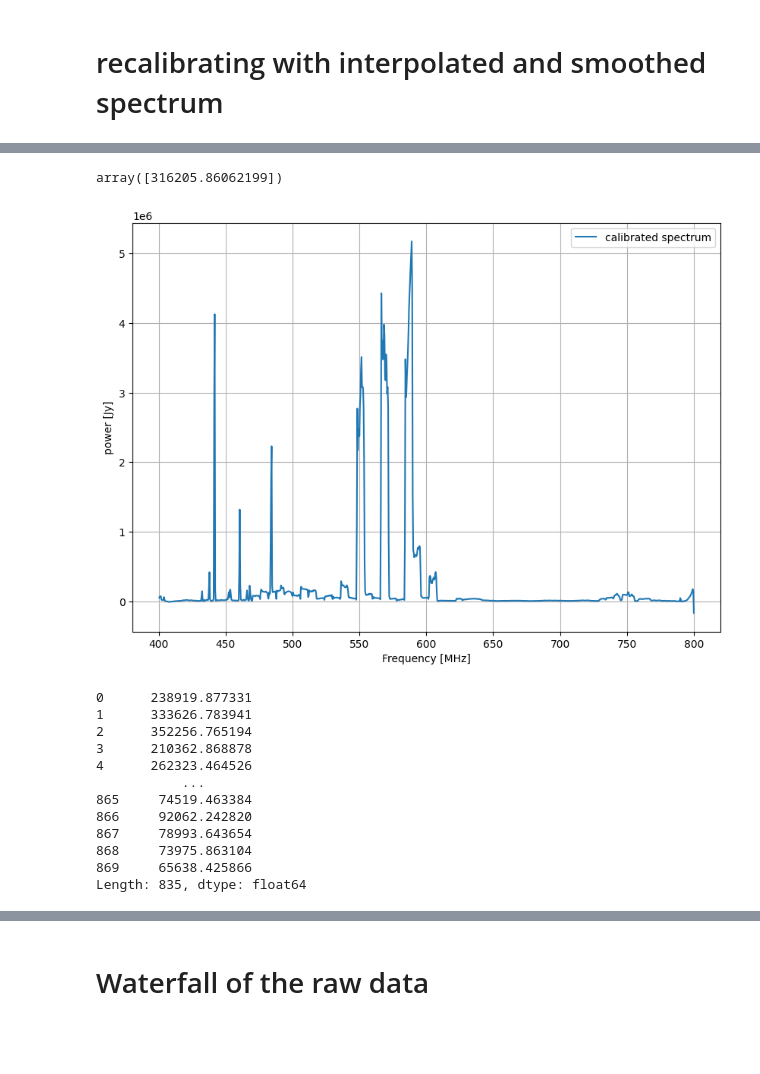
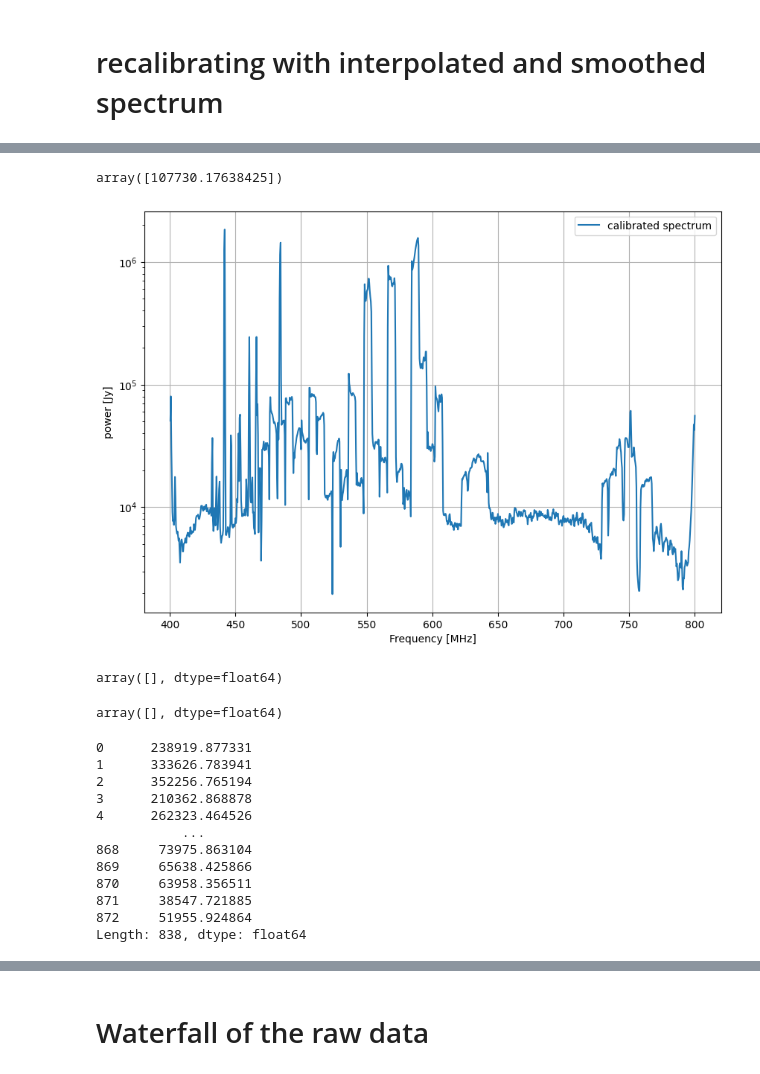
Before and after one commit to dbautista98/chime-reduction, a Jupyter notebook: notebooks/clean_spectrum.ipynb, the cells around one changed output, grey strips where cells are left out. Saved outputs shown, nothing was run; the diff lists cells and outputs as text; code cells hidden in the pictures; blank space fills up the shorter version.

Commit message:
update clean_spectrum notebook

```diff
--- a/notebooks/clean_spectrum.ipynb
+++ b/notebooks/clean_spectrum.ipynb
@@ -20,5 +20,6 @@ for i in range(len(all_days)):
     all_days[i] = os.path.basename(all_days[i])
 
 random_day = all_days[np.random.randint(0, len(all_days))]
+random_day = "2026_159"
 print(f"random day, selecting: {random_day}")
 # %% [output]
@@ -301,7 +302,7 @@ print(bad_channels)
 # apply smoothing to the masked data
 # %%
 kernel_type = "gaussian"
-kernel_size = 8
+kernel_size = 4
 smoothed_interp = gauss1d(interp_spect(frequency), width=kernel_size, boundary="extend")
 
 fig = plt.figure(figsize=(10,7))
@@ -337,7 +338,7 @@ def usual_calibration(on, off, tsys):
     Section 3: System Temperature
     Equation 20:
 
-    T_{source} = [ (T_ON - T_OFF) / T_OFF]
+    T_{source} = [ (T_ON - T_OFF) / T_OFF ] * T_sys
 
     Arguments:
     ---------------
@@ -408,28 +409,38 @@ this_day_df
 tsys = this_day_df["baseline"].values / this_day_df["height"].values * this_day_df["target_flux"].values # 1.025398e+07 / (8.881501e+07	) * 490000.0
 tsys
 # %% [output]
-array([316205.86062199])
+array([107730.17638425])
 # %%
-calibrated_spectrum = usual_calibration(np.mean(chime_grid, axis=0), smoothed_interp, tsys )
+calibrated_spectrum = np.abs(usual_calibration(np.mean(chime_grid, axis=0), smoothed_interp, tsys ))
 
 fig = plt.figure(figsize=(10,7))
 gs = fig.add_gridspec(1,1)
 ax = gs.subplots()
 
 ax.plot(frequency, calibrated_spectrum, label="calibrated spectrum")
 
 ax.legend()
-# ax.set_yscale("log")
+ax.set_yscale("log")
+# ax.set_ylim(0, 100000)
 ax.set_xlabel("Frequency [MHz]")
 ax.set_ylabel("power [Jy]")
 # ax.hlines(0, frequency.min(), frequency.max(), color="black")
 plt.savefig(f"{plot_dir}/calibrated_spectrum.png", bbox_inches="tight", transparent=False)
 ax.grid()
 # %% [output]
-[figure, old version]
+[figure, new version]
+# %%
+negatives = np.where(calibrated_spectrum < 0)
+frequency[negatives]
+# %% [output]
+array([], dtype=float64)
+# %%
+calibrated_spectrum[negatives]
+# %% [output]
+array([], dtype=float64)
 # %%
-tsys = df["baseline"] / (df["height"]) * df["target_flux"]
-tsys
+tsys_arr = df["baseline"] / (df["height"]) * df["target_flux"]
+tsys_arr
 # %% [output]
 0      238919.877331
 1      333626.783941
@@ -437,12 +448,12 @@ tsys
 3      210362.868878
 4      262323.464526
            ...
-865     74519.463384
-866     92062.242820
-867     78993.643654
 868     73975.863104
 869     65638.425866
-Length: 835, dtype: float64
+870     63958.356511
+871     38547.721885
+872     51955.924864
+Length: 838, dtype: float64
 # %%
 days = []
 for i in range(len(df)):
```
Also changed, not shown: parts of 14 cells of this notebook.
